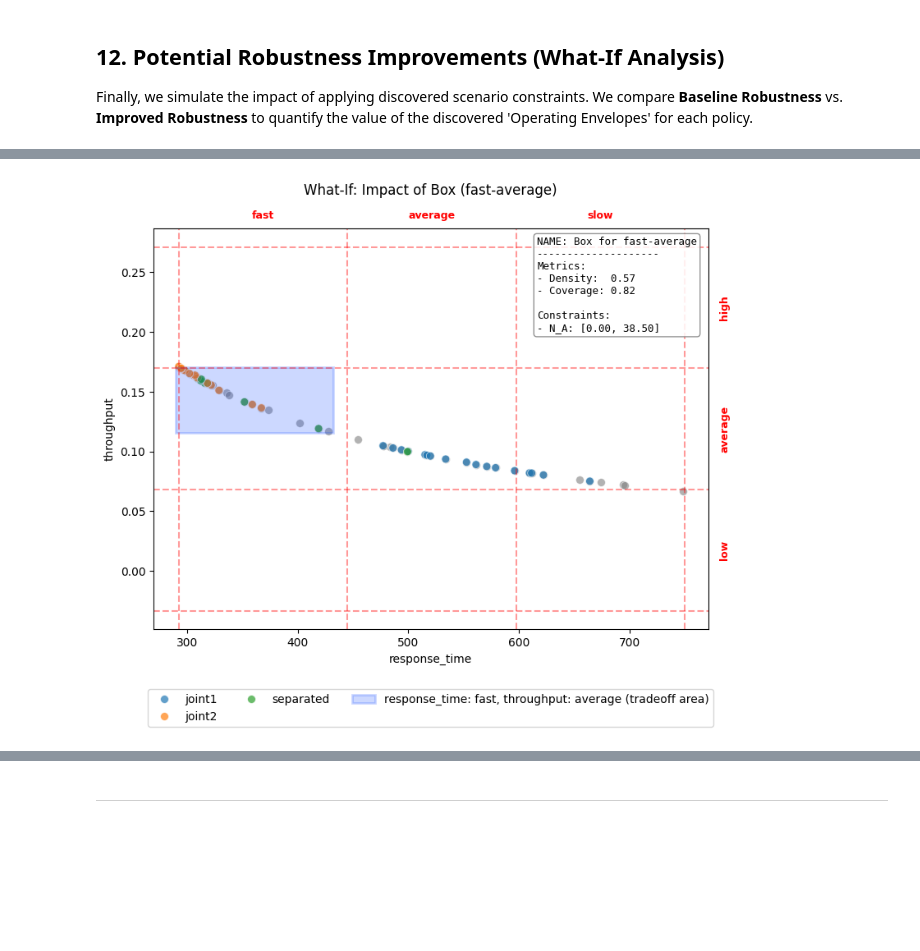
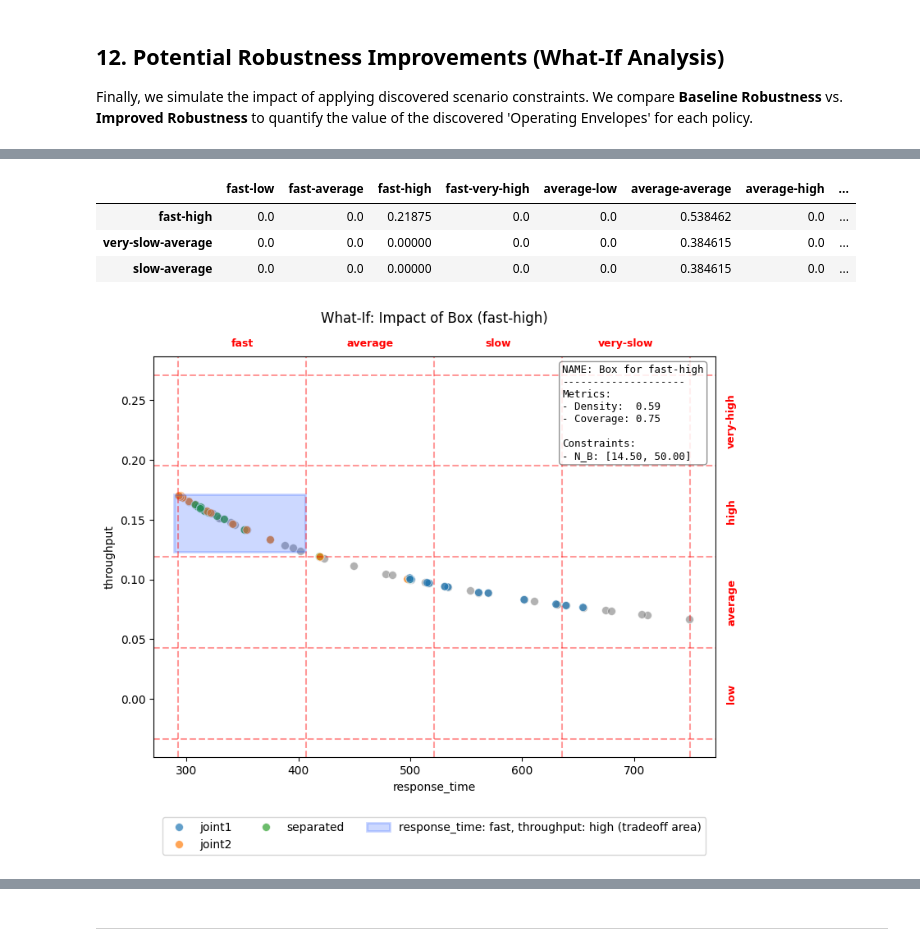
Before and after one commit to andresdp/patterns-sa, a Jupyter notebook: patterns/Pipes_and_Filters/analysis-paf.ipynb, the cells around one changed output, grey strips where cells are left out. Drawn from its saved outputs; the diff is of its cells as text; code cells hidden in the pictures; blank space fills up the shorter version.

```diff
--- a/patterns/Pipes_and_Filters/analysis-paf.ipynb
+++ b/patterns/Pipes_and_Filters/analysis-paf.ipynb
@@ -114,10 +114,10 @@ We translate raw metrics into architectural concepts (e.g., 'Fast' vs 'Slow'). A
 - **Thresholds**: Strict binary classification based on SLAs.
 - **Pareto**: Identifying optimal regions where gains in one objective require sacrifices in another.
 # %%
-# ---- 1. Discretizization into 3 bins
+# ---- 1. Discretization into 3 bins
 target_labels = {
-    'response_time': ['fast', 'average', 'slow'],
-    'throughput': ['low', 'average', 'high']
+    'response_time': ['fast', 'average', 'slow', 'very-slow'],
+    'throughput': ['low', 'average', 'high', 'very-high']
 }
 tradeoffs, schemes = session.create_tradeoffs(method='discretization', labels=target_labels)
 
@@ -372,5 +383,5 @@ print(weighted_features)
 key_parameters = session.select_top_k_parameters(scores_df, index_order=weighted_features, threshold=0.2, k=None)
 print("Key parameters (for scenario discovery):", key_parameters)
 
-key_parameters = kp # To make it similar to the ECSA paper
+# key_parameters = kp # To make it similar to the ECSA paper
 # %% [output]
@@ -417,7 +428,8 @@ boxes_to_keep = []
 print("Summary of PRIM boxes:")
 for idx, box in enumerate(prim_boxes):
     if not box.is_empty():
-        print(f" {idx+1}. For tradeoff {box.target_tradeoff} ({box.target_tradeoff_labels}):\n\t{box.limits}")
+        lift = box.metrics.get('lift', None)
+        print(f" {idx+1}. For tradeoff {box.target_tradeoff} ({box.target_tradeoff_labels}): lift={lift:.2f} \n\t{box.limits}")
         # print(box.actual_limits)
         boxes_to_keep.append(box)
     else:
@@ -509,3 +540,10 @@ cart_robustness_improvement_matrix
+# %%
+session.get_tradeoff_coverage_matrix(cart_boxes, subset='test')
+# %% [output]
+|  | fast-low | fast-average | fast-high | fast-very-high | average-low | average-average | average-high | ... |
+| fast-high | 0.0 | 0.0 | 0.21875 | 0.0 | 0.0 | 0.538462 | 0.0 | ... |
+| very-slow-average | 0.0 | 0.0 | 0.00000 | 0.0 | 0.0 | 0.384615 | 0.0 | ... |
+| slow-average | 0.0 | 0.0 | 0.00000 | 0.0 | 0.0 | 0.384615 | 0.0 | ... |
 # %%
 # fig = session.show_policy_robustness_improvement_heatmap(
 #     boxes=cart_box_list,
@@ -516,23 +554,23 @@ cart_robustness_improvement_matrix
 # )
 # %%
 # Visuallization of example box
-idx = 1
+idx = 2
 for x_col, y_col in itertools.combinations(outcome_cols, 2):
     session.show_box_impact_objective_space(
         box=prim_box_list[idx],
         x_metric=x_col,
         y_metric=y_col,
         tradeoff=session.get_tradeoff(tradeoffs[idx].name),
         show_box_summary=True,
         subset='test',
         cmap='tab10',
         alpha=0.7,
         figsize=(8, 7),
         s=50
     )
     plt.show()
 # %% [output]
-[figure, old version]
+[figure, new version]
 # %%
 fig = session.show_policy_robustness_comparison_heatmap(
     baseline_matrix=base_robustness_matrix,
```
Also changed, not shown: parts of 24 cells of this notebook, 16 other files.
